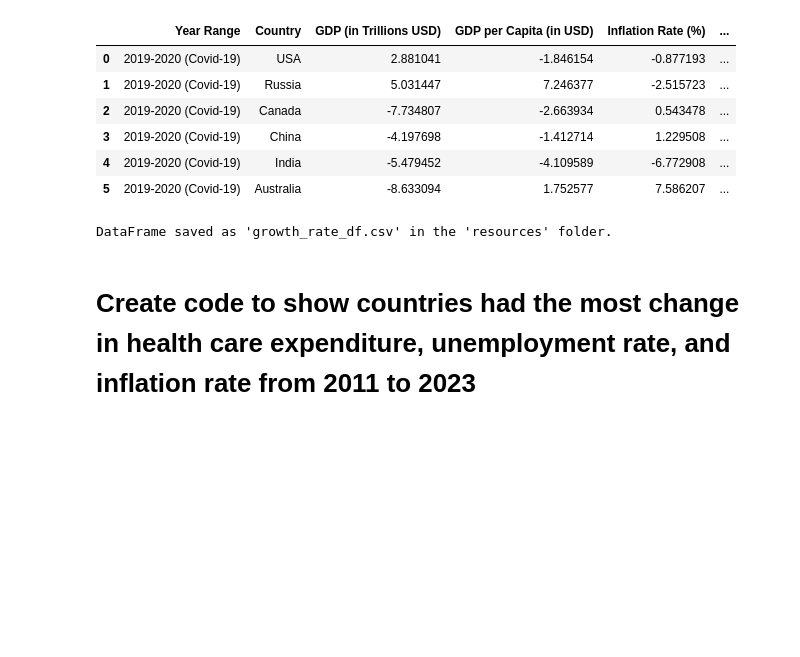
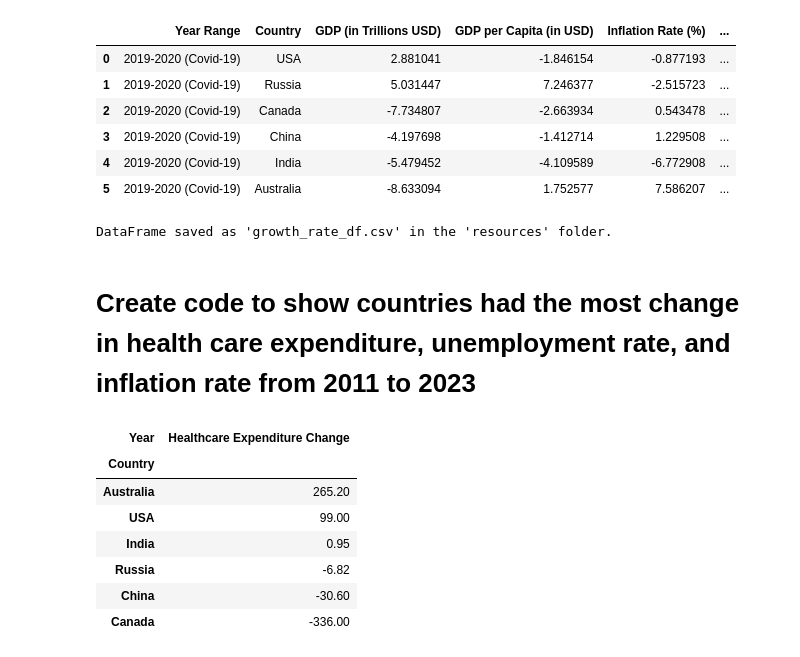
Before and after one commit to karinaahumada01/Project-3, a Jupyter notebook: country_comparison.ipynb, the cells around one changed output. Saved outputs shown, nothing was run; the diff lists cells and outputs as text; code cells hidden in the pictures; blank space fills up the shorter version.

```diff
--- a/country_comparison.ipynb
+++ b/country_comparison.ipynb
@@ -267,3 +267,30 @@ print("DataFrame saved as 'growth_rate_df.csv' in the 'resources' folder.")
 DataFrame saved as 'growth_rate_df.csv' in the 'resources' folder.
 # %% [markdown]
 # **Create code to show countries had the most change in health care expenditure, unemployment rate, and inflation rate from 2011 to 2023**
+# %%
+# Filter for only 2011 and 2023 data points
+data_filtered = countries_df[countries_df['Year'].isin([2011, 2023])]
+
+# Pivot data to organize by year for healthcare expenditure per capita
+healthcare_expenditure = data_filtered.pivot(index='Country', columns='Year', values='Healthcare Expenditure per Capita (USD)')
+
+# Drop rows with missing data for either 2011 or 2023
+healthcare_expenditure.dropna(inplace=True)
+
+# Calculate the absolute change in healthcare expenditure from 2011 to 2023
+healthcare_expenditure['Healthcare Expenditure Change'] = healthcare_expenditure[2023] - healthcare_expenditure[2011]
+
+# Sort the data by the largest absolute changes
+healthcare_expenditure_change_sorted = healthcare_expenditure[['Healthcare Expenditure Change']].sort_values(by='Healthcare Expenditure Change', ascending=False)
+
+# Display the countries with the most significant changes in healthcare expenditure per capita
+healthcare_expenditure_change_sorted.head(6)
+# %% [output]
+| Year | Healthcare Expenditure Change |
+| Country |  |
+| Australia | 265.20 |
+| USA | 99.00 |
+| India | 0.95 |
+| Russia | -6.82 |
+| China | -30.60 |
+| Canada | -336.00 |
```
Also changed, not shown: parts of 2 cells of this notebook, 1 other file.
